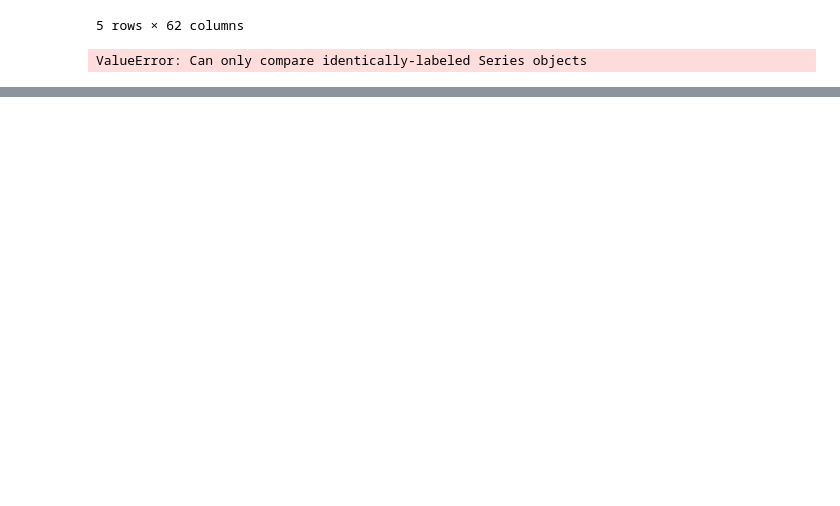
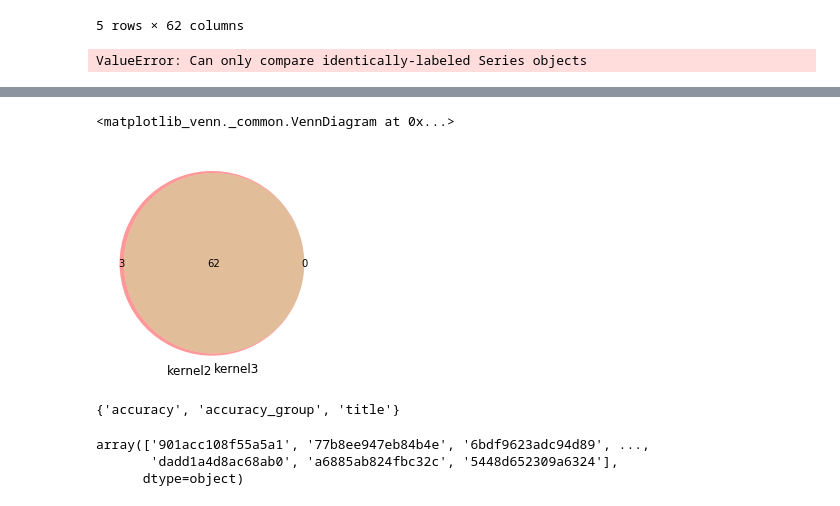
Before and after one commit to guchio3/kaggle-dsb-2019, a Jupyter notebook: notebooks/e003_check_kernel_basics3_features.ipynb, the cells around one changed output, grey strips where cells are left out. Cells and saved outputs as stored; diff of their text form; code cells hidden in the pictures; blank space fills up the shorter version.

```diff
--- a/notebooks/e003_check_kernel_basics3_features.ipynb
+++ b/notebooks/e003_check_kernel_basics3_features.ipynb
@@ -57,0 +61,3 @@ ValueError: Can only compare identically-labeled Series objects
+# %%
+trn_kernel_basic_2_df = pd.read_pickle('../mnt/inputs/features/train/KernelBasics2.pkl')
+trn_kernel_basic_3_df = pd.read_pickle('../mnt/inputs/features/train/KernelBasics3.pkl')
@@ -57,0 +74,15 @@ ValueError: Can only compare identically-labeled Series objects
+# %%
+venn2([set(trn_kernel_basic_2_df.columns), set(trn_kernel_basic_3_df.columns)], set_labels=['kernel2', 'kernel3'])
+# %% [output]
+<matplotlib_venn._common.VennDiagram at 0x...>
+[figure, added]
+# %%
+set(trn_kernel_basic_2_df.columns) - set(trn_kernel_basic_3_df.columns)
+# %% [output]
+{'accuracy', 'accuracy_group', 'title'}
+# %%
+trn_kernel_basic_2_df.game_session.unique()
+# %% [output]
+array(['901acc108f55a5a1', '77b8ee947eb84b4e', '6bdf9623adc94d89', ...,
+       'dadd1a4d8ac68ab0', 'a6885ab824fbc32c', '5448d652309a6324'],
+      dtype=object)
```
Also changed, not shown: parts of 7 cells of this notebook, 3 other files.
